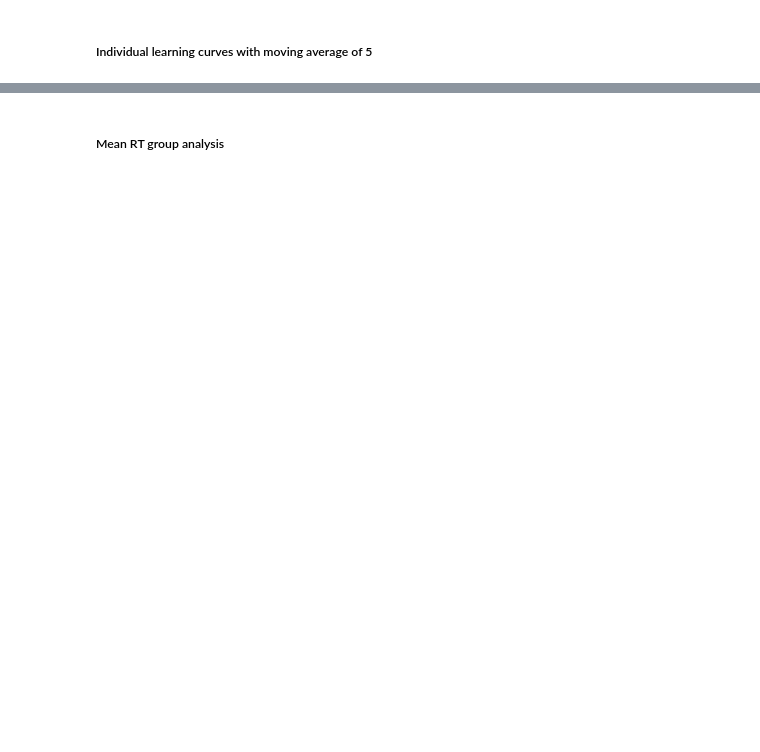
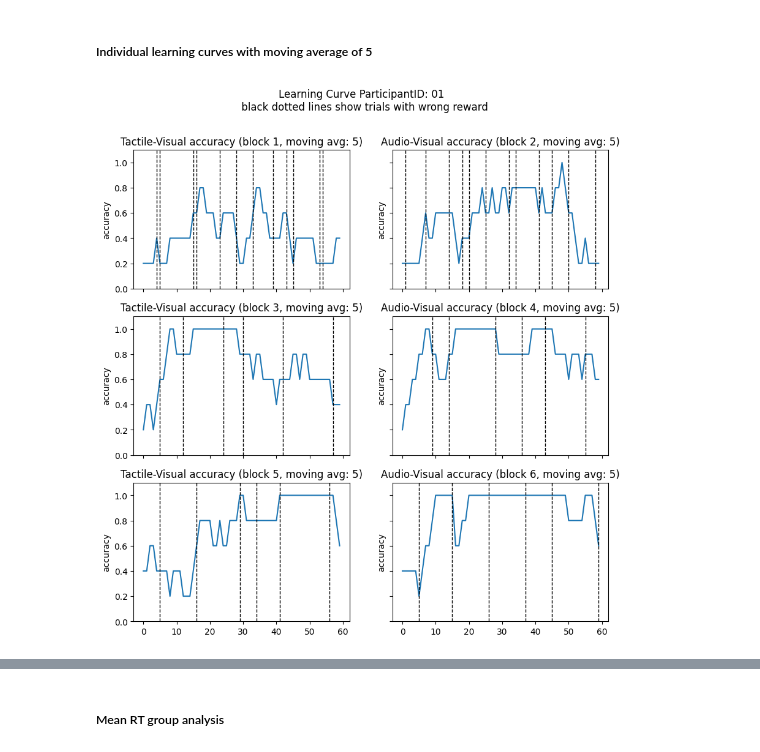
Before and after one commit to ruffgroup/multlearn, a Jupyter notebook: Modelling/Data analysis/accuracy_plots.ipynb, the cells around one changed output, grey strips where cells are left out. Drawn from its saved outputs; the diff is of its cells as text; code cells hidden in the pictures; blank space fills up the shorter version.

```diff
--- a/Modelling/Data analysis/accuracy_plots.ipynb
+++ b/Modelling/Data analysis/accuracy_plots.ipynb
@@ -22,12 +24,15 @@ def ma(interval, window_size, method):
 # %%
 def plotAccuracy(participantID, ww, method):
 
-    if platform.system("Windows"):
+    if platform.system() == "Windows":
         wanted_dir = 'T:/projects/2022/bedi_casimiro_ruff_multisensorylearningfmri/data/sourcedata/behavior'
     else:
         wanted_dir = '/Volumes/g_econ_department$/projects/2022/bedi_casimiro_ruff_multisensorylearningfmri/data/sourcedata/behavior'
 
-    data = os.path.join(wanted_dir,str(participantID))
+    data_dir = os.path.join(wanted_dir, "modified_files")
+
+    #files = [os.path.join(root, name) for root, _, files in os.walk(data_dir) for name in files if name.endswith('savedValues.csv')]
+    data = pd.read_csv(glob.glob(data_dir+"/*{}_savedValues.csv".format(participantID))[0])
 
     if max(data.runNumber) == 6:
         data_block1 = data[data.runNumber == 1].reset_index(drop=True)
@@ -37,10 +42,10 @@ def plotAccuracy(participantID, ww, method):
         data_block5 = data[data.runNumber == 5].reset_index(drop=True)
         data_block6 = data[data.runNumber == 6].reset_index(drop=True)
 
-        fig, ax = plt.subplots(2, 2, sharex='col', sharey='row', figsize=(10,4))
+        fig, ax = plt.subplots(3, 2, sharex='col', sharey='row', figsize=(10,10))
 
 
-        plt.suptitle('ParticipantID: {}'.format(participantID))
+        plt.suptitle('Learning Curve ParticipantID: {} \n black dotted lines show trials with wrong reward'.format(participantID))
 
 
         if ~np.isnan(data_block1.audio[59]):
@@ -90,7 +95,7 @@ def plotAccuracy(participantID, ww, method):
                     ax[1,0].axvline(x=xc, color='k', linestyle='--', linewidth=1)
                 for xc in tactile_linesb4:
                     ax[1,1].axvline(x=xc, color='k', linestyle='--', linewidth=1)
-                for xc in tactile_linesb5:
+                for xc in audio_linesb5:
                     ax[2,0].axvline(x=xc, color='k', linestyle='--', linewidth=1)
                 for xc in tactile_linesb6:
                     ax[2,1].axvline(x=xc, color='k', linestyle='--', linewidth=1)
@@ -149,3 +154,7 @@ def plotAccuracy(participantID, ww, method):
 
 
     plt.show()
+# %%
+plotAccuracy('01', 5, method='same')
+# %% [output]
+[figure, added]
```
Also changed, not shown: parts of 9 cells of this notebook.
